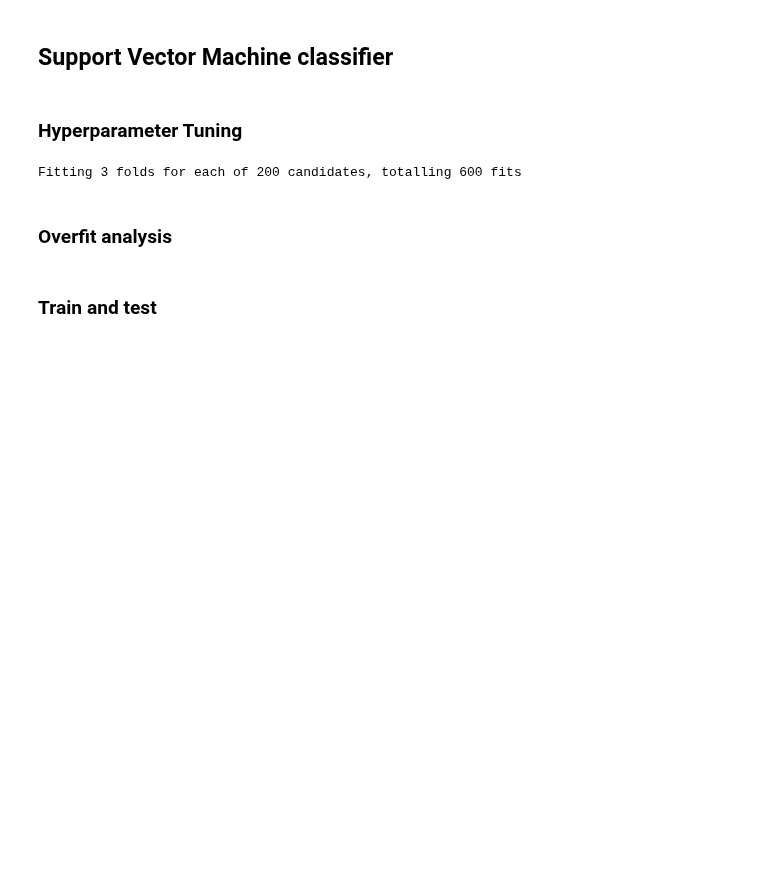
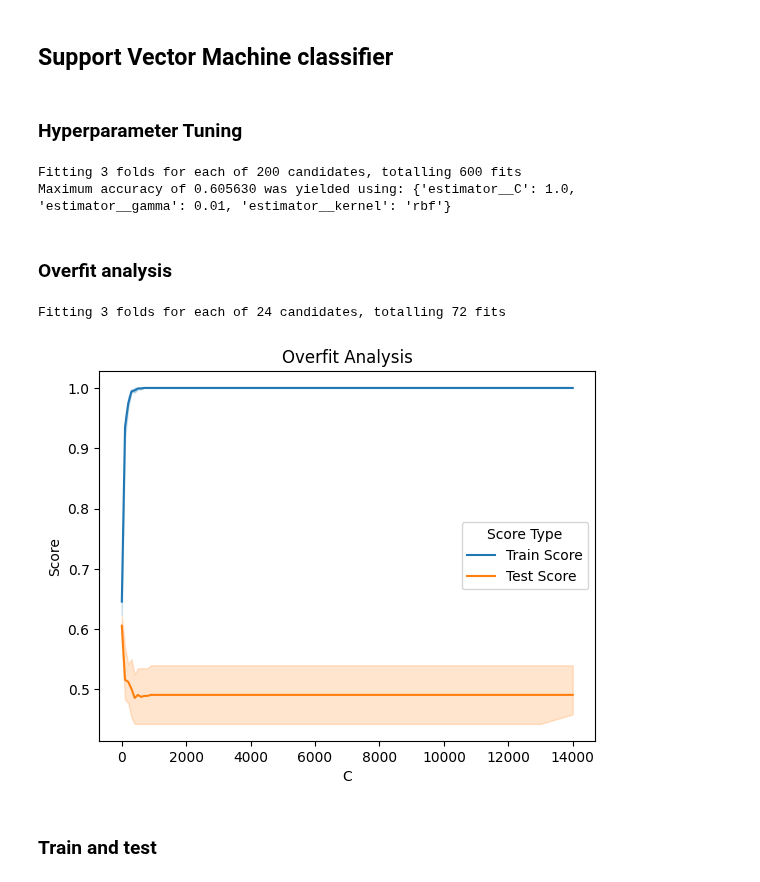
Before and after one commit to babakmahmoudian/la_liga, a Jupyter notebook: 02_02_ml_panel.ipynb, the cells around one changed output. Saved outputs shown, nothing was run; the diff lists cells and outputs as text; code cells hidden in the pictures; blank space fills up the shorter version.

```diff
--- a/02_02_ml_panel.ipynb
+++ b/02_02_ml_panel.ipynb
@@ -11,7 +11,7 @@ hyper_param_tuning = {
     'LR': False,
     'RF': False,
     'XGBoost': False,
-    'SVM': True,
+    'SVM': False,
     'MLP': True,
 }
 # %% [markdown]
@@ -383,18 +383,24 @@ if hyper_param_tuning['SVM']:
     grid_search(svm.SVC(), hyper_params)
 # %% [output]
 Fitting 3 folds for each of 200 candidates, totalling 600 fits
+Maximum accuracy of 0.605630 was yielded using: {'estimator__C': 1.0, 'estimator__gamma': 0.01, 'estimator__kernel': 'rbf'}
 # %% [markdown]
 ### Overfit analysis
 # %%
 from sklearn import svm
+
+values_range = list(range(1, 1000, 100)) + list(range(1000, 15000, 1000))
 
 if hyper_param_tuning['SVM']:
     overfit_analysis(
         svm.SVC(
             gamma=0.01,
             kernel='rbf'),
         'estimator__C',
-        range(5000, 15000, 1000))
+        values_range)
+# %% [output]
+Fitting 3 folds for each of 24 candidates, totalling 72 fits
+[figure, added]
 # %% [markdown]
 ### Train and test
 # %%
```
Also changed, not shown: parts of 2 cells of this notebook, 1 other file.
